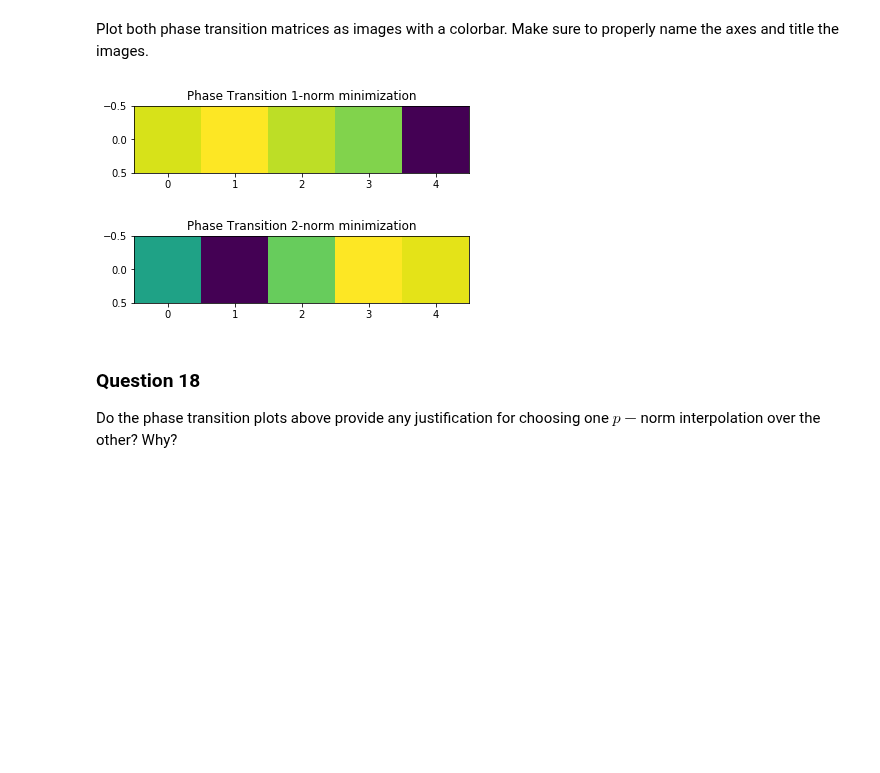
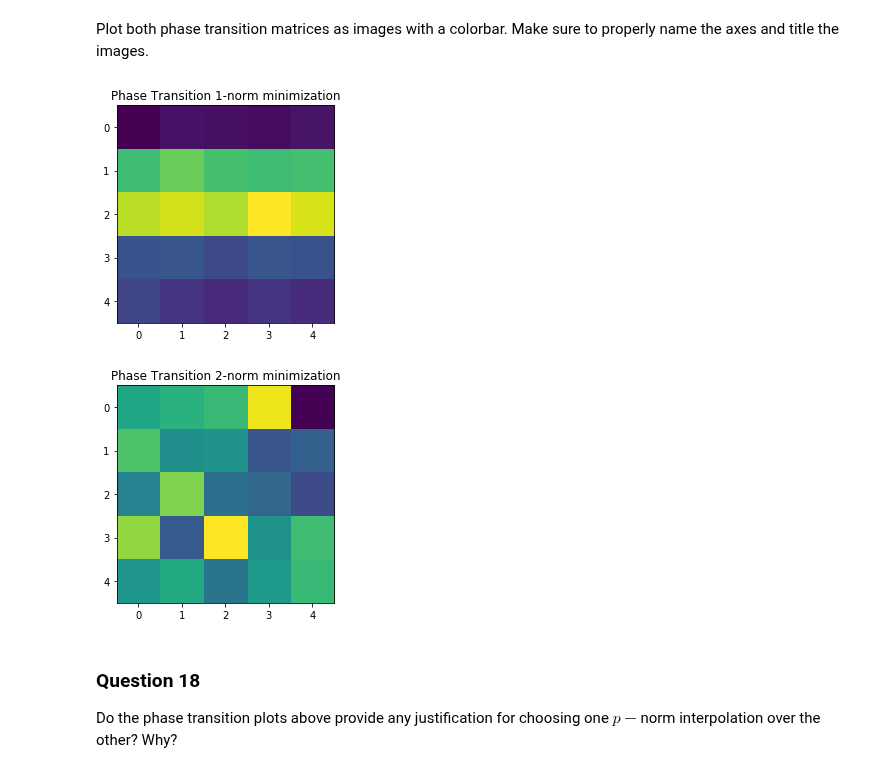
Before and after one commit to senakicir/ntds_project, a Jupyter notebook: 4_graph_signal_processing.ipynb, the cells around one changed output. Cells and saved outputs as stored; diff of their text form; code cells hidden in the pictures; blank space fills up the shorter version.

```diff
--- a/4_graph_signal_processing.ipynb
+++ b/4_graph_signal_processing.ipynb
@@ -661,20 +675,19 @@ Plot both phase transition matrices as images with a colorbar. Make sure to prop
 # %%
 # Your code here.
 fig = plt.figure()
-plt.
-(pt_matrix_1norm)
+plt.imshow(pt_matrix_1norm)
 plt.title('Phase Transition 1-norm minimization')
 plt.show()
 plt.close(fig)
 
 fig = plt.figure()
 plt.imshow(pt_matrix_2norm)
 plt.title('Phase Transition 2-norm minimization')
 plt.show()
 plt.close(fig)
 # %% [output]
-[figure, old version]
+[figure, new version]
-[figure, old version]
+[figure, new version]
 # %% [markdown]
 ### Question 18
 
```
Also changed, not shown: parts of 8 cells of this notebook.
